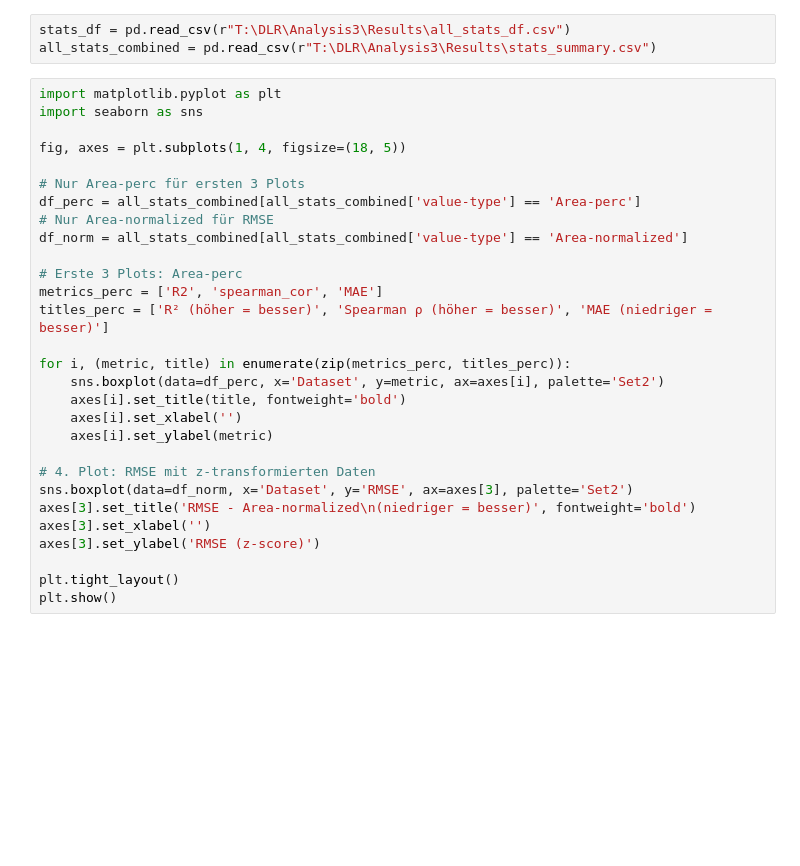
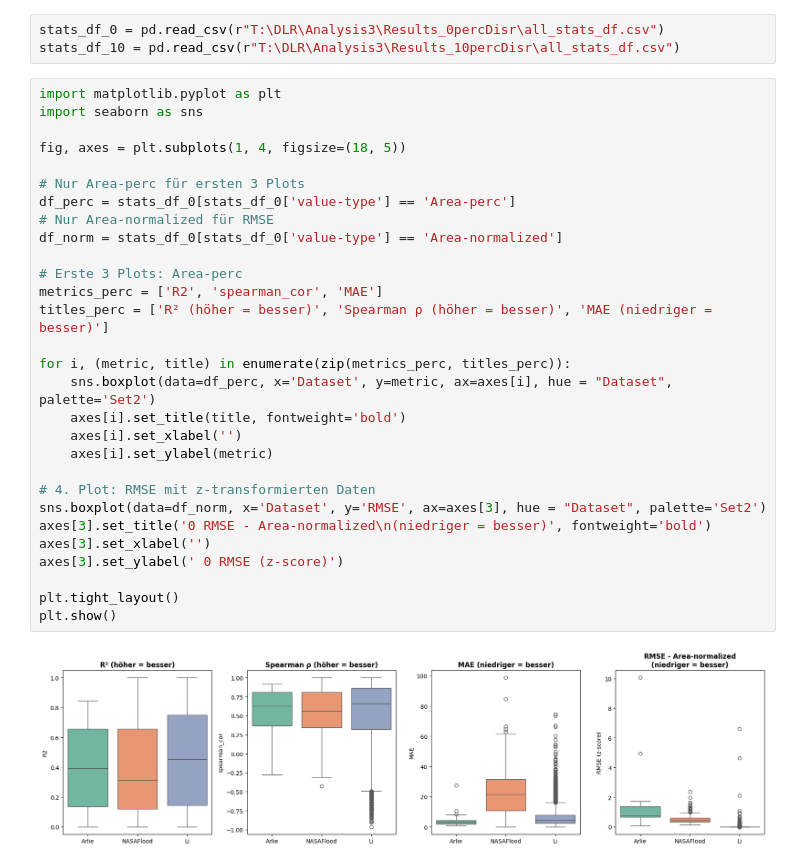
Before and after one commit to ElenaScholz/gwp-validation, a Jupyter notebook: notebooks/plots.ipynb, the cells around one changed output. Saved outputs shown, nothing was run; the diff lists cells and outputs as text; blank space fills up the shorter version.

```diff
--- a/notebooks/plots.ipynb
+++ b/notebooks/plots.ipynb
@@ -94,34 +94,36 @@ plt.show()
 # %% [output]
 [figure]
 # %%
-stats_df = pd.read_csv(r"T:\DLR\Analysis3\Results\all_stats_df.csv")
-all_stats_combined = pd.read_csv(r"T:\DLR\Analysis3\Results\stats_summary.csv")
+stats_df_0 = pd.read_csv(r"T:\DLR\Analysis3\Results_0percDisr\all_stats_df.csv")
+stats_df_10 = pd.read_csv(r"T:\DLR\Analysis3\Results_10percDisr\all_stats_df.csv")
 # %%
 import matplotlib.pyplot as plt
 import seaborn as sns
 
 fig, axes = plt.subplots(1, 4, figsize=(18, 5))
 
 # Nur Area-perc für ersten 3 Plots
-df_perc = all_stats_combined[all_stats_combined['value-type'] == 'Area-perc']
+df_perc = stats_df_0[stats_df_0['value-type'] == 'Area-perc']
 # Nur Area-normalized für RMSE
-df_norm = all_stats_combined[all_stats_combined['value-type'] == 'Area-normalized']
+df_norm = stats_df_0[stats_df_0['value-type'] == 'Area-normalized']
 
 # Erste 3 Plots: Area-perc
 metrics_perc = ['R2', 'spearman_cor', 'MAE']
 titles_perc = ['R² (höher = besser)', 'Spearman ρ (höher = besser)', 'MAE (niedriger = besser)']
 
 for i, (metric, title) in enumerate(zip(metrics_perc, titles_perc)):
-    sns.boxplot(data=df_perc, x='Dataset', y=metric, ax=axes[i], palette='Set2')
+    sns.boxplot(data=df_perc, x='Dataset', y=metric, ax=axes[i], hue = "Dataset", palette='Set2')
     axes[i].set_title(title, fontweight='bold')
     axes[i].set_xlabel('')
     axes[i].set_ylabel(metric)
 
 # 4. Plot: RMSE mit z-transformierten Daten
-sns.boxplot(data=df_norm, x='Dataset', y='RMSE', ax=axes[3], palette='Set2')
-axes[3].set_title('RMSE - Area-normalized\n(niedriger = besser)', fontweight='bold')
+sns.boxplot(data=df_norm, x='Dataset', y='RMSE', ax=axes[3], hue = "Dataset", palette='Set2')
+axes[3].set_title('0 RMSE - Area-normalized\n(niedriger = besser)', fontweight='bold')
 axes[3].set_xlabel('')
-axes[3].set_ylabel('RMSE (z-score)')
+axes[3].set_ylabel(' 0 RMSE (z-score)')
 
 plt.tight_layout()
 plt.show()
+# %% [output]
+[figure, added]
```
Also changed, not shown: parts of 6 cells of this notebook, 9 other files.
